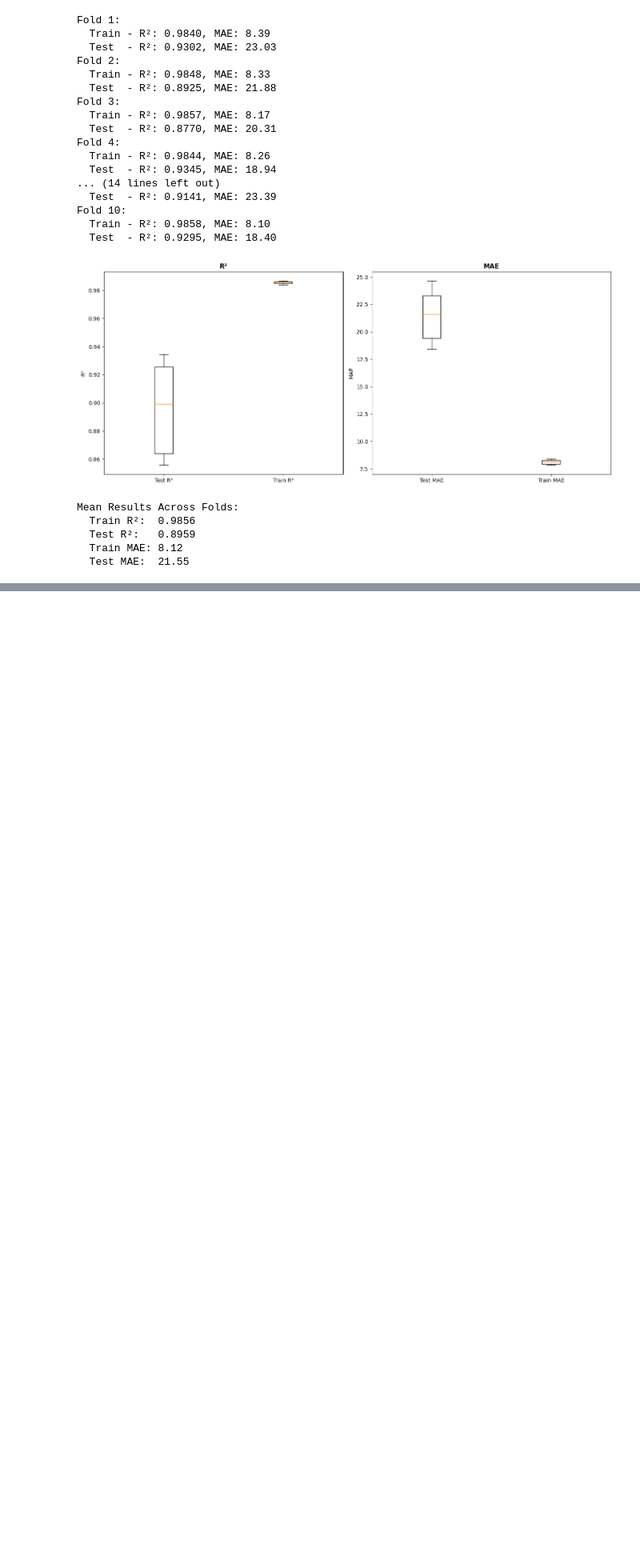
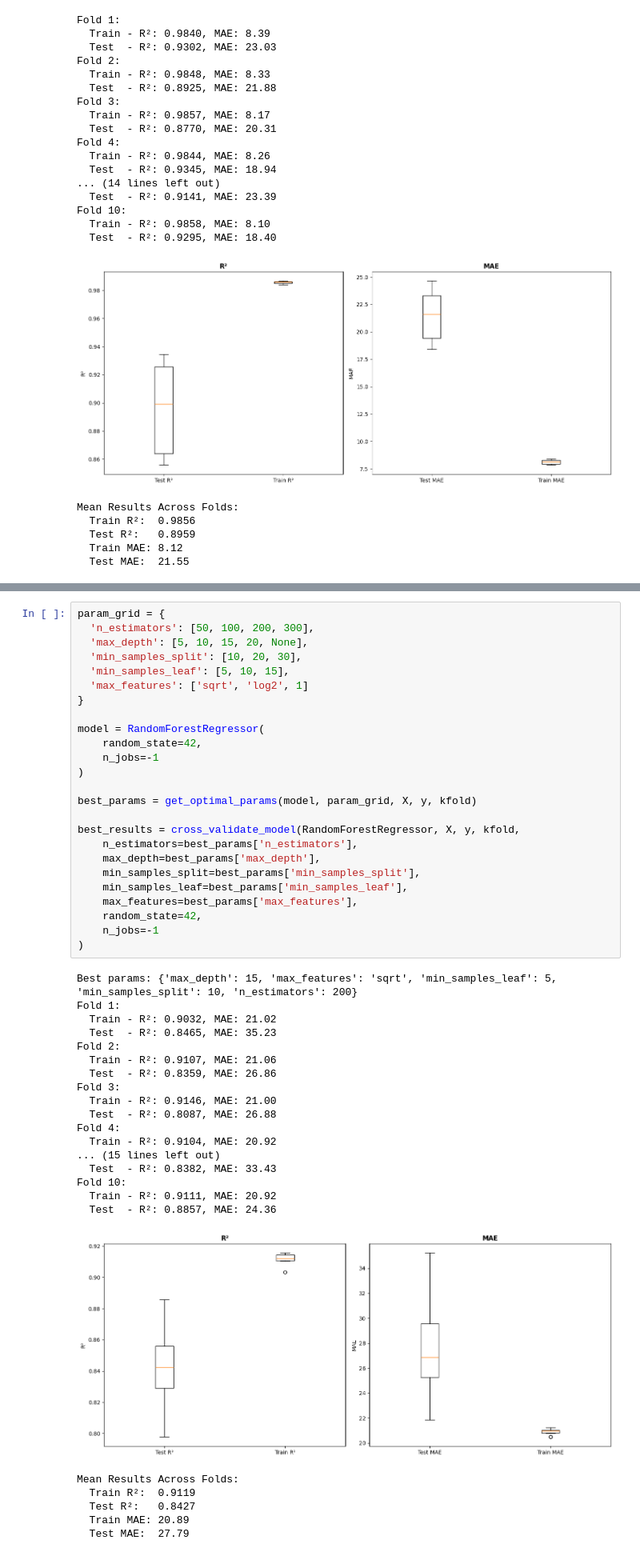
Before and after one commit to Joey-2134/MachineLearningAssignment2, a Jupyter notebook: RandomForestRegressor.ipynb, the cells around one changed output, grey strips where cells are left out. Shown at 80% size. Cells and saved outputs as stored; diff of their text form; blank space fills up the shorter version.

```diff
--- a/RandomForestRegressor.ipynb
+++ b/RandomForestRegressor.ipynb
@@ -47,0 +91,49 @@ Mean Results Across Folds:
+# %%
+param_grid = {
+  'n_estimators': [50, 100, 200, 300],
+  'max_depth': [5, 10, 15, 20, None],
+  'min_samples_split': [10, 20, 30],
+  'min_samples_leaf': [5, 10, 15],
+  'max_features': ['sqrt', 'log2', 1]
+}
+
+model = RandomForestRegressor(
+    random_state=42,
+    n_jobs=-1
+)
+
+best_params = get_optimal_params(model, param_grid, X, y, kfold)
+
+best_results = cross_validate_model(RandomForestRegressor, X, y, kfold,
+    n_estimators=best_params['n_estimators'],
+    max_depth=best_params['max_depth'],
+    min_samples_split=best_params['min_samples_split'],
+    min_samples_leaf=best_params['min_samples_leaf'],
+    max_features=best_params['max_features'],
+    random_state=42,
+    n_jobs=-1
+)
+# %% [output]
+Best params: {'max_depth': 15, 'max_features': 'sqrt', 'min_samples_leaf': 5, 'min_samples_split': 10, 'n_estimators': 200}
+Fold 1:
+  Train - R²: 0.9032, MAE: 21.02
+  Test  - R²: 0.8465, MAE: 35.23
+Fold 2:
+  Train - R²: 0.9107, MAE: 21.06
+  Test  - R²: 0.8359, MAE: 26.86
+Fold 3:
+  Train - R²: 0.9146, MAE: 21.00
+  Test  - R²: 0.8087, MAE: 26.88
+Fold 4:
+  Train - R²: 0.9104, MAE: 20.92
+... (15 lines left out)
+  Test  - R²: 0.8382, MAE: 33.43
+Fold 10:
+  Train - R²: 0.9111, MAE: 20.92
+  Test  - R²: 0.8857, MAE: 24.36
+[figure, added]
+Mean Results Across Folds:
+  Train R²:  0.9119
+  Test R²:   0.8427
+  Train MAE: 20.89
+  Test MAE:  27.79
```
Also changed, not shown: parts of 2 cells of this notebook, 1 other file.
